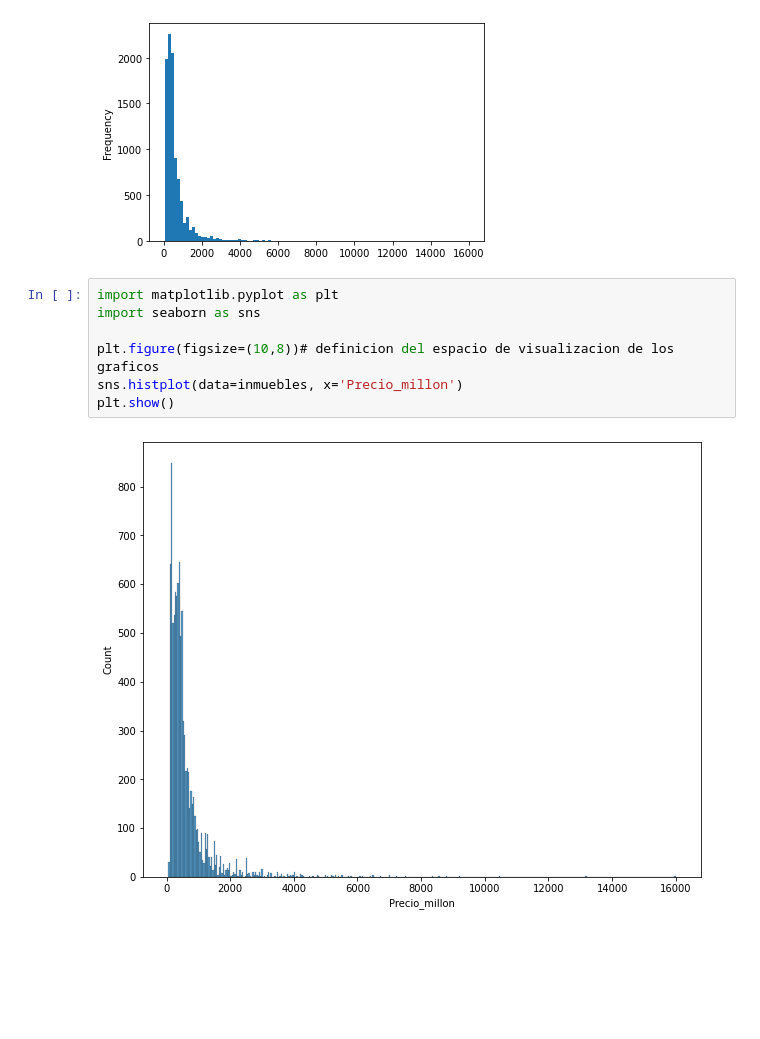
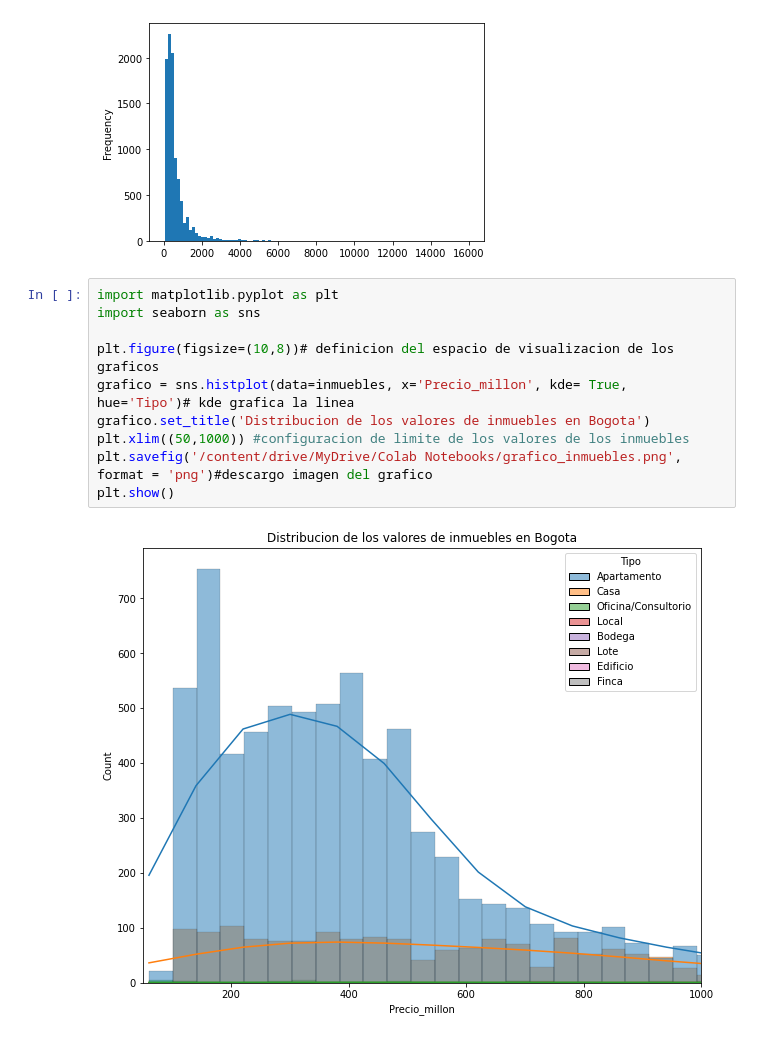
Before and after one commit to jaweropuntano/Inmersion_de_datos, a Jupyter notebook: INMERCION_DATOS_AULA1.ipynb, the cells around one changed output. Drawn from its saved outputs; the diff is of its cells as text; blank space fills up the shorter version.

```diff
--- a/INMERCION_DATOS_AULA1.ipynb
+++ b/INMERCION_DATOS_AULA1.ipynb
@@ -386,9 +386,12 @@ inmuebles['Precio_millon'].plot.hist(bins=100)
 # %%
 import matplotlib.pyplot as plt
 import seaborn as sns
 
 plt.figure(figsize=(10,8))# definicion del espacio de visualizacion de los graficos
-sns.histplot(data=inmuebles, x='Precio_millon')
+grafico = sns.histplot(data=inmuebles, x='Precio_millon', kde= True, hue='Tipo')# kde grafica la linea
+grafico.set_title('Distribucion de los valores de inmuebles en Bogota')
+plt.xlim((50,1000)) #configuracion de limite de los valores de los inmuebles
+plt.savefig('/content/drive/MyDrive/Colab Notebooks/grafico_inmuebles.png', format = 'png')#descargo imagen del grafico
 plt.show()
 # %% [output]
-[figure, old version]
+[figure, new version]
```
